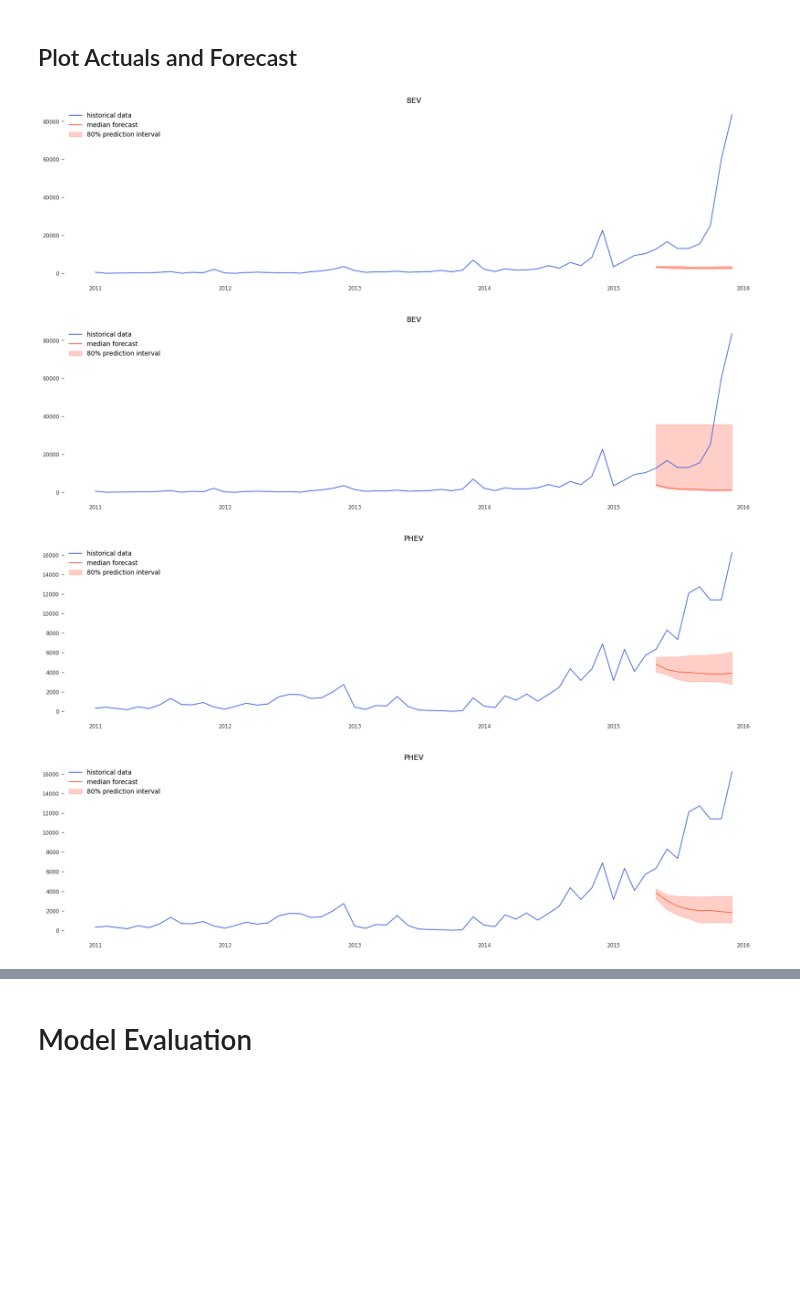
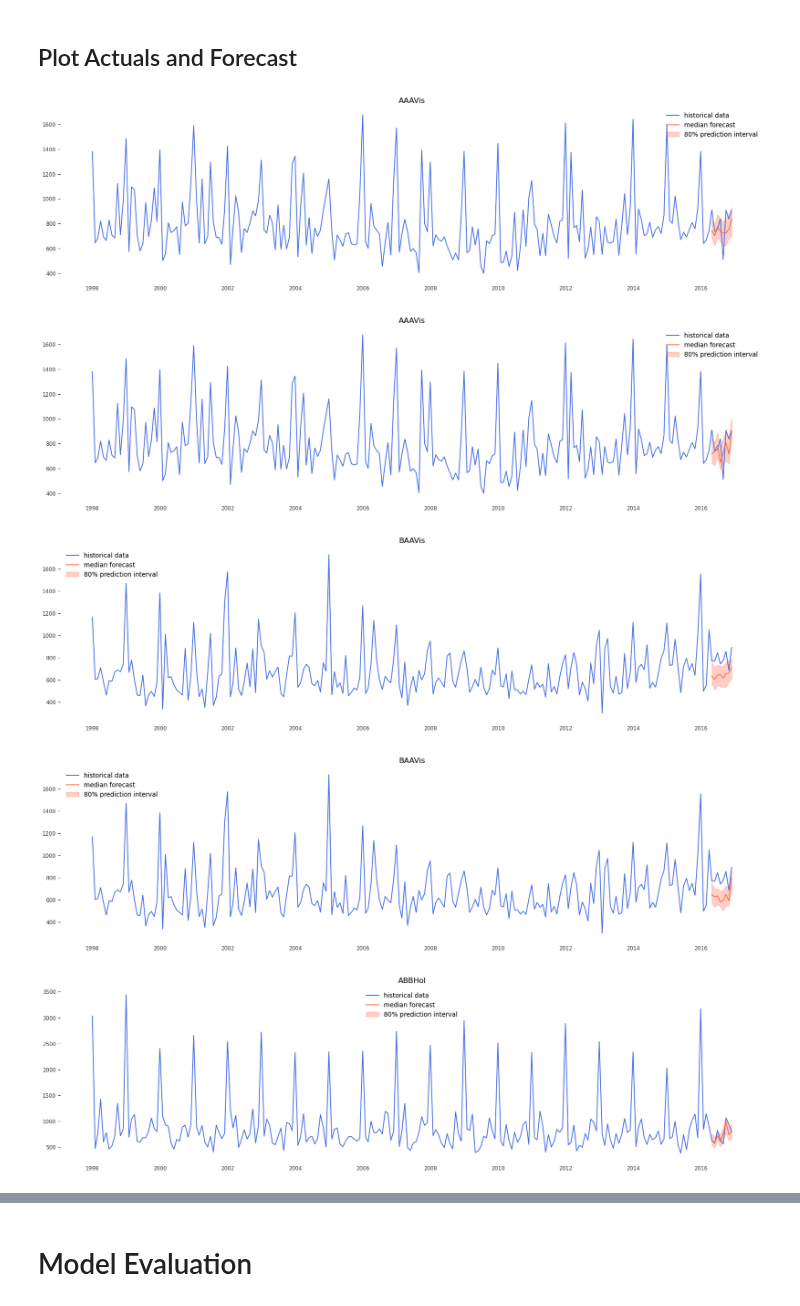
Before and after one commit to zaai-ai/lab, a Jupyter notebook: forecasting/Chronos/chronos.ipynb, the cells around one changed output, grey strips where cells are left out. Cells and saved outputs as stored; diff of their text form; code cells hidden in the pictures; blank space fills up the shorter version.

```diff
--- a/forecasting/Chronos/chronos.ipynb
+++ b/forecasting/Chronos/chronos.ipynb
@@ -7,6 +7,7 @@ import numpy as np
 import pandas as pd
 import torch
 import utils
+from datetime import timedelta
 from chronos import ChronosPipeline
 from darts import TimeSeries
 from darts.dataprocessing.pipeline import Pipeline
@@ -14,14 +15,14 @@ from darts.models import TiDEModel
 from darts.dataprocessing.transformers import Scaler
 from darts.utils.timeseries_generation import datetime_attribute_timeseries
 from darts.utils.likelihood_models import QuantileRegression
-from darts.dataprocessing.transformers import StaticCovariatesTransformer
+from darts.dataprocessing.transformers import StaticCovariatesTransformer, MissingValuesFiller
 
-
-TIME_COL = "year_month"
-TARGET = "sales"
-DYNAMIC_COV = ["Consumer_price_index", 'Consumer_confidence_index', 'Producer_price_index', 'Fuel_retail_price', 'Vehicle_price']
+TIME_COL = "Date"
+TARGET = "visits"
+STATIC_COV = ["static_1", "static_2", "static_3", "static_4"]
+DYNAMIC_COV = ['CPI', 'Inflation_Rate', 'GDP']
+FREQ = "MS"
 FORECAST_HORIZON = 8 # months
-FREQ = "MS"
 SCALER = Scaler()
 TRANSFORMER = StaticCovariatesTransformer()
 PIPELINE = Pipeline([SCALER, TRANSFORMER])
@@ -29,9 +33,9 @@ PIPELINE = Pipeline([SCALER, TRANSFORMER])
 # Load Data
 # %%
 # load data and exogenous features
-df = pd.read_csv('input_data_and_results/data.csv', parse_dates=[TIME_COL])
+df = pd.read_csv('data/data.csv', parse_dates=['Date']).drop(columns=['Year', 'Month']).set_index('Date')
+df = utils.preprocess_dataset(df, DYNAMIC_COV, TIME_COL, TARGET)
 
-print(f"Distinct number of time series: {len(df['Car_category'].unique())}")
-print(f"Months: {len(df['year_month'].unique())}")
+print(f"Distinct number of time series: {len(df['unique_id'].unique())}")
 df.head()
 # %% [output]
@@ -53,13 +56,14 @@ test = df[df[TIME_COL] > (max(df[TIME_COL])-pd.DateOffset(months=FORECAST_HORIZO
 # read train and test datasets and transform train dataset
 train_darts = TimeSeries.from_group_dataframe(
       df=train,
-      group_cols='Car_category',
+      group_cols=STATIC_COV,
       time_col=TIME_COL,
       value_cols=TARGET,
       freq=FREQ,
       fill_missing_dates=True,
       fillna_value=0)
 
+# since we have several time series not all of them have the same number of weeks in the forecast set
 print(f"Months for training: {len(train[TIME_COL].unique())} from {min(train[TIME_COL]).date()} to {max(train[TIME_COL]).date()}")
 print(f"Months for testing: {len(test[TIME_COL].unique())} from {min(test[TIME_COL]).date()} to {max(test[TIME_COL]).date()}")
 # %% [output]
@@ -163,12 +150,12 @@ forecast_tiny = []
 forecast_large = []
 for ts in train_darts:
     # tiny
-    lower, mid, upper = utils.chronos_forecast(pipeline_tiny, ts.pd_dataframe().reset_index(), FORECAST_HORIZON)
-    forecast_tiny.append(utils.convert_forecast_to_pandas([lower, mid, upper], test[test['Car_category'] == list(ts.static_covariates_values())[0][0]]))
+    lower, mid, upper = utils.chronos_forecast(pipeline_tiny, ts.pd_dataframe().reset_index(), FORECAST_HORIZON, TARGET)
+    forecast_tiny.append(utils.convert_forecast_to_pandas([lower, mid, upper], test[test['unique_id'] == list(ts.static_covariates_values())[0][0]+list(ts.static_covariates_values())[0][1]+list(ts.static_covariates_values())[0][2]+list(ts.static_covariates_values())[0][3]]))
 
     # large
-    lower, mid, upper = utils.chronos_forecast(pipeline_large, ts.pd_dataframe().reset_index(), FORECAST_HORIZON)
-    forecast_large.append(utils.convert_forecast_to_pandas([lower, mid, upper], test[test['Car_category'] == list(ts.static_covariates_values())[0][0]]))
+    lower, mid, upper = utils.chronos_forecast(pipeline_large, ts.pd_dataframe().reset_index(), FORECAST_HORIZON, TARGET)
+    forecast_large.append(utils.convert_forecast_to_pandas([lower, mid, upper], test[test['unique_id'] == list(ts.static_covariates_values())[0][0]+list(ts.static_covariates_values())[0][1]+list(ts.static_covariates_values())[0][2]+list(ts.static_covariates_values())[0][3]]))
 
 # convert list to data frames
 forecast_tiny = pd.concat(forecast_tiny)
@@ -177,11 +164,14 @@ forecast_large = pd.concat(forecast_large)
 ## Plot Actuals and Forecast
 # %%
 # get series ordered by volume in a descending way
-for ts in test['Car_category'].unique():
-    utils.plot_actuals_forecast(df[df["Car_category"]==ts], forecast_tiny[forecast_tiny["Car_category"] == ts], ts)
-    utils.plot_actuals_forecast(df[df["Car_category"]==ts], forecast_large[forecast_large["Car_category"] == ts], ts)
+series = test.groupby('unique_id')[TARGET].sum().reset_index().sort_values(by=TARGET, ascending=False)['unique_id'].tolist()
+
+for ts in series[:3]:
+    utils.plot_actuals_forecast(df[df["unique_id"]==ts], forecast_tiny[forecast_tiny["unique_id"] == ts], ts)
+    utils.plot_actuals_forecast(df[df["unique_id"]==ts], forecast_large[forecast_large["unique_id"] == ts], ts)
 # %% [output]
-[figure, old version]
+[figure, new version]
-[figure, old version]
+[figure, new version]
-[figure, old version]
+[figure, new version]
-[figure, old version]
+[figure, new version]
+[figure, added]
```
Also changed, not shown: parts of 7 cells of this notebook, 5 other files.
